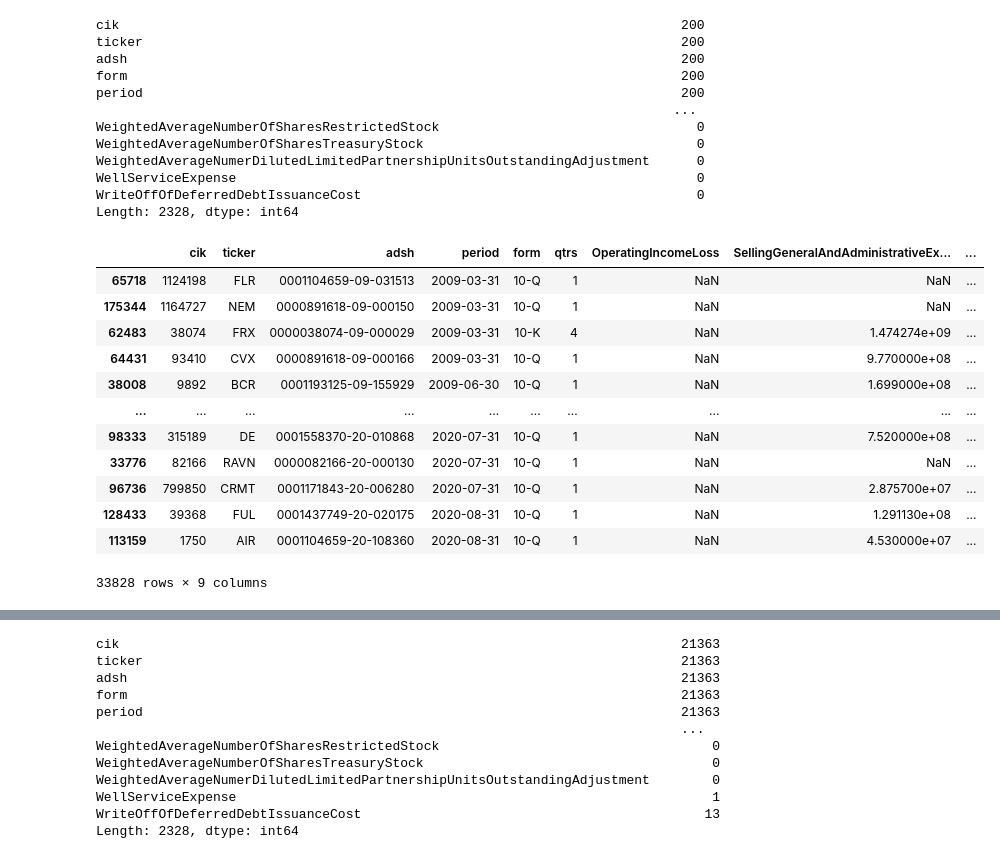
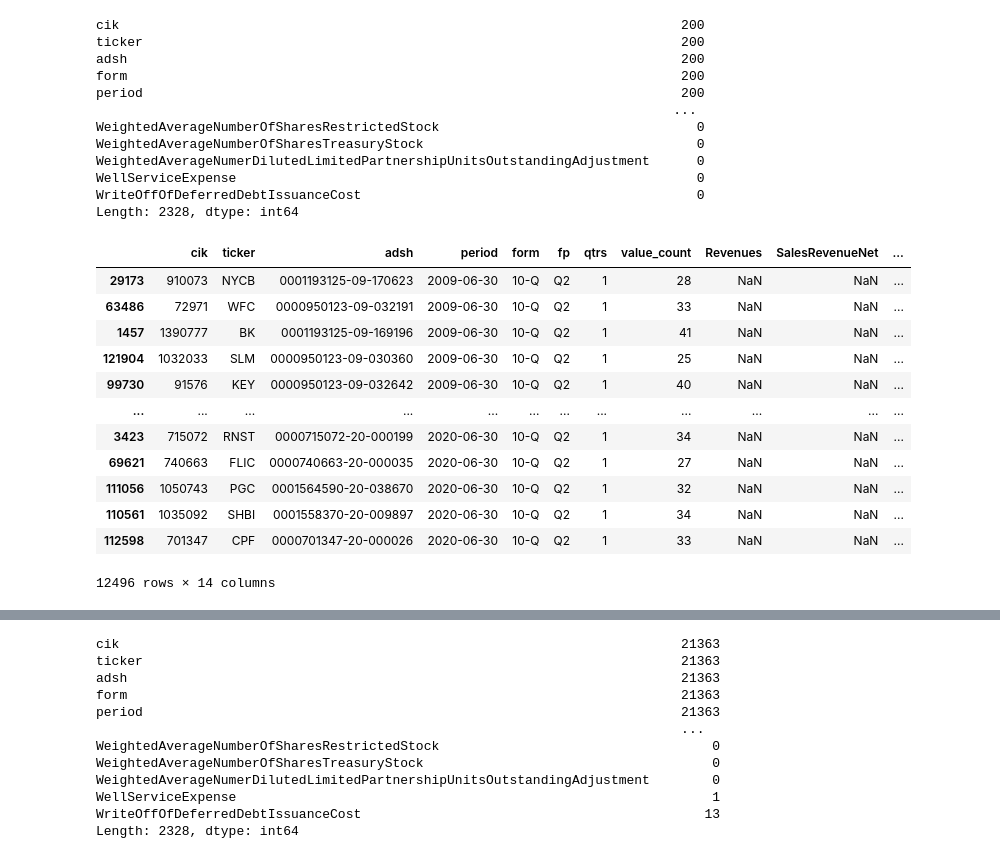
Before and after one commit to HansjoergW/bfh_mt_hs2020_sec_data, a Jupyter notebook: 04_UniformAndCompleteData.ipynb, the cells around one changed output, grey strips where cells are left out. Cells and saved outputs as stored; diff of their text form; code cells hidden in the pictures.

```diff
--- a/04_UniformAndCompleteData.ipynb
+++ b/04_UniformAndCompleteData.ipynb
@@ -557,0 +554,5 @@ is_pivot_pd_copy.shape
+# %%
+# if there are less than 5 columns with values it is likely that this is not a complete statement
+# often this indicates, that the real information is inside the ComprehensiveIncome Statement and not in an IncomeStatement
+is_pivot_pd_copy = is_pivot_pd_copy[is_pivot_pd_copy['value_count'] > 4]
+is_pivot_pd_copy.shape
@@ -557,0 +561,15 @@ is_pivot_pd_copy.shape
+# %%
+# merge relevant columns from the UN dataset
+is_pivot_pd_copy = prepare_un_values(is_pivot_pd_copy, [
+    'NetIncomeLoss',
+    'ProfitLoss',
+    'NetIncomeLossAvailableToCommonStockholdersBasic',
+    'NetIncomeLossAllocatedToLimitedPartners',
+    'OperatingIncomeLoss',
+
+    'Revenues',
+    'SalesRevenueNet',
+    'RevenueFromContractWithCustomerExcludingAssessedTax',
+    'RevenueFromContractWithCustomerIncludingAssessedTax',
+])
+is_pivot_pd_copy.shape
@@ -670,54 +715,53 @@ WriteOffOfDeferredDebtIssuanceCost                                           0
 Length: 2328, dtype: int64
 # %%
 pd.set_option('display.max_rows', 40)
-is_pivot_pd_copy[(((is_pivot_pd_copy.form == '10-K') &  (is_pivot_pd_copy.qtrs == '4')) | \
-                  ((is_pivot_pd_copy.form == '10-Q') &  (is_pivot_pd_copy.qtrs == '1')))  \
-
-                &(is_pivot_pd_copy.OperatingIncomeLoss.isnull())  \
-#                &(is_pivot_pd_copy.SellingGeneralAndAdministrativeExpense.isnull())  \
-#               &(is_pivot_pd_copy.ProfitLoss.isnull())   \
-#               &(is_pivot_pd_copy.fp == 'FY')   \
+is_pivot_pd_copy[
+                (is_pivot_pd_copy.Revenues.isnull())  \
+                &(is_pivot_pd_copy.SalesRevenueNet.isnull())  \
+                &(is_pivot_pd_copy.RevenueFromContractWithCustomerExcludingAssessedTax.isnull())   \
+                &(is_pivot_pd_copy.RevenueFromContractWithCustomerIncludingAssessedTax.isnull())   \
+                &(is_pivot_pd_copy.InterestAndDividendIncomeOperating.notnull())   \
+                &(is_pivot_pd_copy.NoninterestIncome.notnull())   \
 #               &(is_pivot_pd_copy.qtrs == '0')   \
 #                 &(is_pivot_pd_copy.Revenues.isnull())  \
 #                 &(is_pivot_pd_copy.SalesRevenueNet.isnull())  \
                 ] \
-  [["cik","ticker", "adsh","period", "form","qtrs",
-    'OperatingIncomeLoss',
-    'SellingGeneralAndAdministrativeExpense', # Teil von OpeartingIncomeLoss
-    'ProfitLoss',
+  [["cik","ticker", "adsh","period", "form","fp","qtrs","value_count",
+    'Revenues',
+    'SalesRevenueNet',
+     'RevenueFromContractWithCustomerExcludingAssessedTax', # Sales
+     'RevenueFromContractWithCustomerIncludingAssessedTax', # Sales
+    'InterestAndDividendIncomeOperating',
+    'NoninterestIncome'
 
 #  'Revenues',
 #  'SalesRevenueNet',
 #  'OperatingLeasesIncomeStatementLeaseRevenue',
-#  'RevenueFromContractWithCustomerExcludingAssessedTax', # Sales
-#  'RevenueFromContractWithCustomerIncludingAssessedTax', # Sales
+
 
 #  'RevenueFromCollaborativeArrangementExcludingRevenueFromContractWithCustomer',
 #  'RevenueNotFromContractWithCustomer',
 #  'RevenueNotFromContractWithCustomerExcludingInterestIncome',
 #  'RevenueNotFromContractWithCustomerOther',
 #  'RevenuesFromExternalCustomers',
-
-
-
 # 'CostOfGoodsAndServicesSold',
 #  'GrossProfit'
 
 
 
    ]] \
     .sort_values(by=['period'])
 # %% [output]
-|  | cik | ticker | adsh | period | form | qtrs | OperatingIncomeLoss | SellingGeneralAndAdministrativeEx... | ... |
-| 65718 | 1124198 | FLR | 0001104659-09-031513 | 2009-03-31 | 10-Q | 1 | NaN | NaN | ... |
-| 175344 | 1164727 | NEM | 0000891618-09-000150 | 2009-03-31 | 10-Q | 1 | NaN | NaN | ... |
-| 62483 | 38074 | FRX | 0000038074-09-000029 | 2009-03-31 | 10-K | 4 | NaN | 1.474274e+09 | ... |
-| 64431 | 93410 | CVX | 0000891618-09-000166 | 2009-03-31 | 10-Q | 1 | NaN | 9.770000e+08 | ... |
-| 38008 | 9892 | BCR | 0001193125-09-155929 | 2009-06-30 | 10-Q | 1 | NaN | 1.699000e+08 | ... |
-| ... | ... | ... | ... | ... | ... | ... | ... | ... | ... |
-| 98333 | 315189 | DE | 0001558370-20-010868 | 2020-07-31 | 10-Q | 1 | NaN | 7.520000e+08 | ... |
-| 33776 | 82166 | RAVN | 0000082166-20-000130 | 2020-07-31 | 10-Q | 1 | NaN | NaN | ... |
-| 96736 | 799850 | CRMT | 0001171843-20-006280 | 2020-07-31 | 10-Q | 1 | NaN | 2.875700e+07 | ... |
-| 128433 | 39368 | FUL | 0001437749-20-020175 | 2020-08-31 | 10-Q | 1 | NaN | 1.291130e+08 | ... |
-| 113159 | 1750 | AIR | 0001104659-20-108360 | 2020-08-31 | 10-Q | 1 | NaN | 4.530000e+07 | ... |
+|  | cik | ticker | adsh | period | form | fp | qtrs | value_count | Revenues | SalesRevenueNet | ... |
+| 29173 | 910073 | NYCB | 0001193125-09-170623 | 2009-06-30 | 10-Q | Q2 | 1 | 28 | NaN | NaN | ... |
+| 63486 | 72971 | WFC | 0000950123-09-032191 | 2009-06-30 | 10-Q | Q2 | 1 | 33 | NaN | NaN | ... |
+| 1457 | 1390777 | BK | 0001193125-09-169196 | 2009-06-30 | 10-Q | Q2 | 1 | 41 | NaN | NaN | ... |
+| 121904 | 1032033 | SLM | 0000950123-09-030360 | 2009-06-30 | 10-Q | Q2 | 1 | 25 | NaN | NaN | ... |
+| 99730 | 91576 | KEY | 0000950123-09-032642 | 2009-06-30 | 10-Q | Q2 | 1 | 40 | NaN | NaN | ... |
+| ... | ... | ... | ... | ... | ... | ... | ... | ... | ... | ... | ... |
+| 3423 | 715072 | RNST | 0000715072-20-000199 | 2020-06-30 | 10-Q | Q2 | 1 | 34 | NaN | NaN | ... |
+| 69621 | 740663 | FLIC | 0000740663-20-000035 | 2020-06-30 | 10-Q | Q2 | 1 | 27 | NaN | NaN | ... |
+| 111056 | 1050743 | PGC | 0001564590-20-038670 | 2020-06-30 | 10-Q | Q2 | 1 | 32 | NaN | NaN | ... |
+| 110561 | 1035092 | SHBI | 0001558370-20-009897 | 2020-06-30 | 10-Q | Q2 | 1 | 34 | NaN | NaN | ... |
+| 112598 | 701347 | CPF | 0000701347-20-000026 | 2020-06-30 | 10-Q | Q2 | 1 | 33 | NaN | NaN | ... |
-33828 rows × 9 columns
+12496 rows × 14 columns
```
Also changed, not shown: parts of 31 cells of this notebook, 1 other file.
